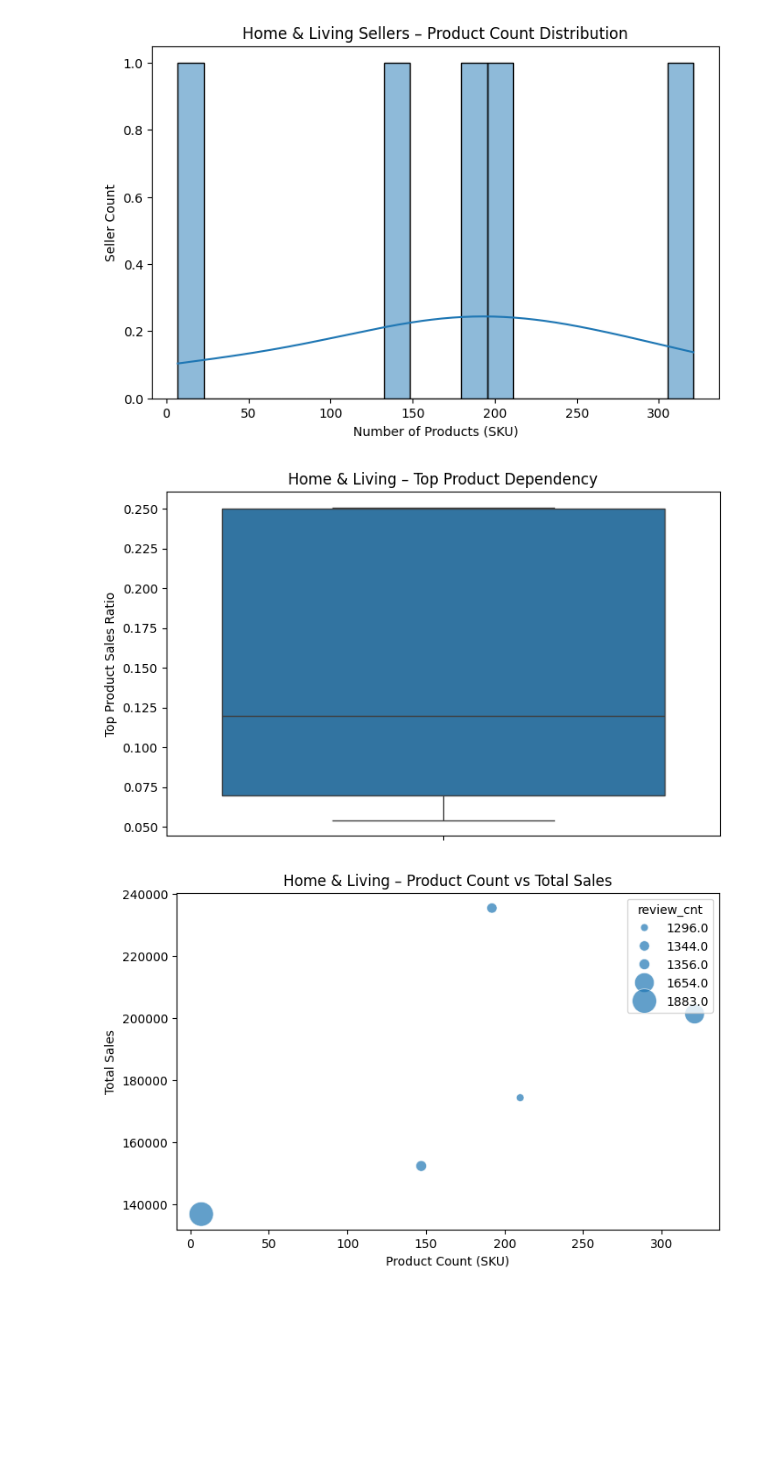
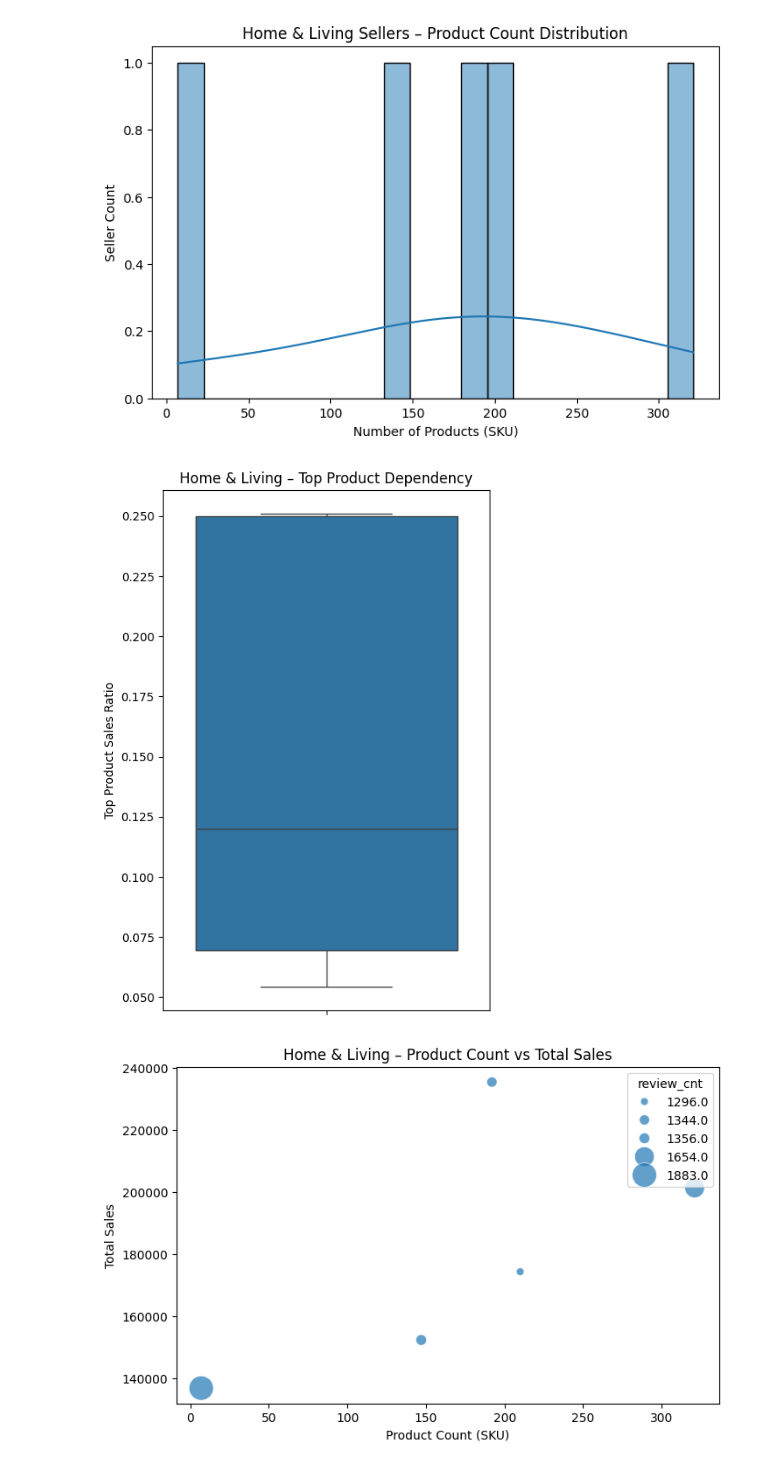
Before and after one commit to HoonYou/house_of_brazil, a Jupyter notebook: playground/olist_home_living_eda.ipynb, the cells around one changed output. Cells and saved outputs as stored; diff of their text form; code cells hidden in the pictures; blank space fills up the shorter version.

```diff
--- a/playground/olist_home_living_eda.ipynb
+++ b/playground/olist_home_living_eda.ipynb
@@ -17,7 +17,7 @@ pd.set_option('display.max_rows', 200)
 pd.set_option('display.max_columns', 50)
 
 # 2) Load data (simple and explicit)
-DATA_DIR = "/content/drive/MyDrive/Colab Notebooks/Olist_데이터분석팀프로젝트"  # <- change if your files are elsewhere
+DATA_DIR = r"C:\Users\mg441\olist_eda\data"  # <- change if your files are elsewhere
 
 def load_csv(filename: str) -> pd.DataFrame:
     path = os.path.join(DATA_DIR, filename)
@@ -219,8 +219,8 @@ sellers (3095, 4)
 geolocation (19015, 6)
 # %%
 # 1) 파일 불러오기
-products = pd.read_csv("/content/drive/MyDrive/Colab Notebooks/Olist_데이터분석팀프로젝트/olist_products_dataset.csv")
-cat_trans = pd.read_csv("/content/drive/MyDrive/Colab Notebooks/Olist_데이터분석팀프로젝트/product_category_name_translation.csv")
+products = pd.read_csv("C:/Users/mg441/olist_eda/data/olist_products_dataset.csv")
+cat_trans = pd.read_csv("C:/Users/mg441/olist_eda/data/product_category_name_translation.csv")
 
 # 2) 열 이름 확인 (혹시 encoding 이슈 있으면)
 print(cat_trans.columns)
@@ -838,13 +837,13 @@ plt.show()
 # %% [output]
 [figure]
 # %%
-plt.figure(figsize=(8,5))
+plt.figure(figsize=(5,8))
 sns.boxplot(y=hl["top_product_ratio"])
 plt.title("Home & Living – Top Product Dependency")
 plt.ylabel("Top Product Sales Ratio")
 plt.show()
 # %% [output]
-[figure, old version]
+[figure, new version]
 # %%
 plt.figure(figsize=(8,5))
 sns.scatterplot(
```
Also changed, not shown: parts of 3 cells of this notebook, 1 other file.
